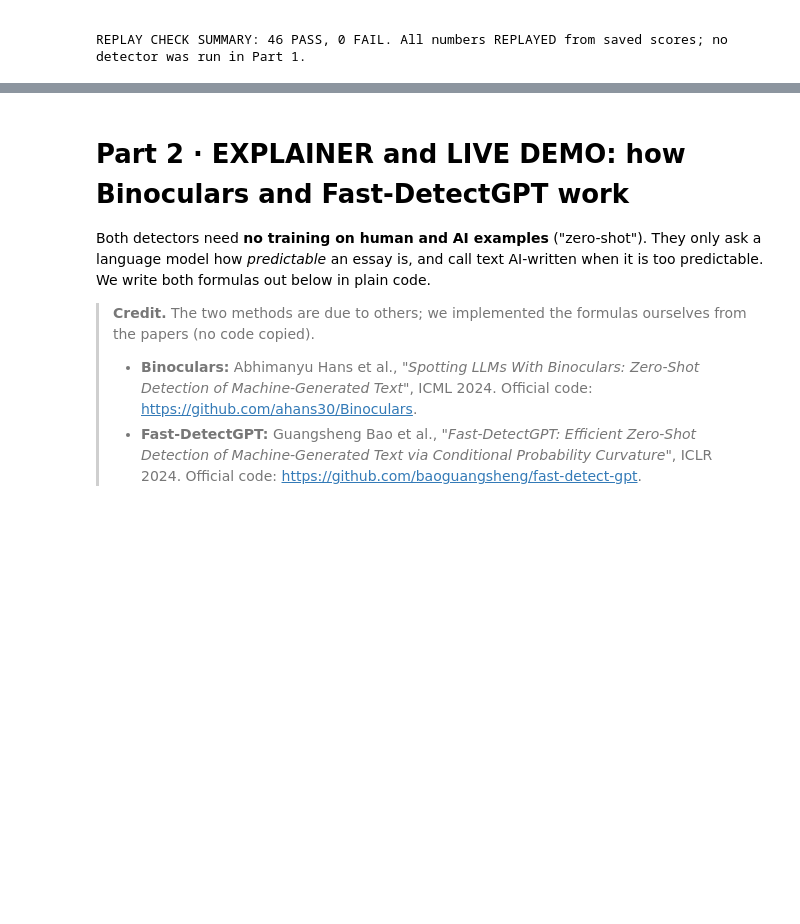
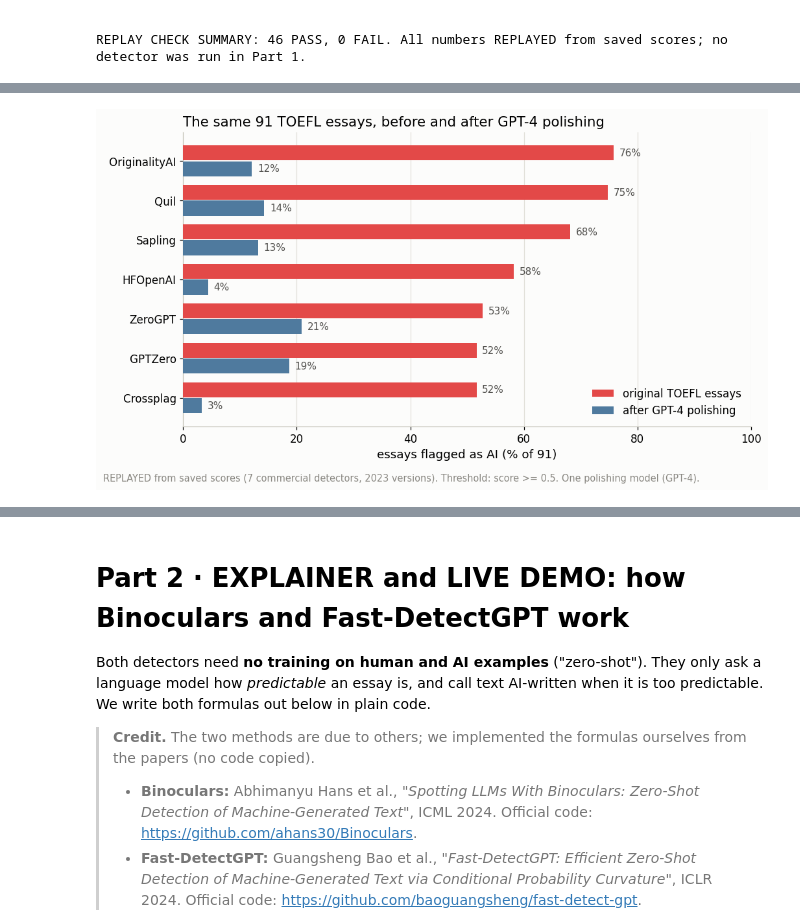
Before and after one commit to SheridanLu/detecting-the-detector, a Jupyter notebook: notebooks/01_audit_commercial_and_opensource.ipynb, the cells around one changed output, grey strips where cells are left out. Cells and saved outputs as stored; diff of their text form; code cells hidden in the pictures; blank space fills up the shorter version.

Commit message:
Add notebook 06 (LIME), GPT-4 polishing section in notebook 01, experiment-to-notebook table

```diff
--- a/notebooks/01_audit_commercial_and_opensource.ipynb
+++ b/notebooks/01_audit_commercial_and_opensource.ipynb
@@ -528,0 +704,18 @@ REPLAY CHECK SUMMARY: 46 PASS, 0 FAIL. All numbers REPLAYED from saved scores; n
+# %%
+# --- Figure 5: share flagged before / after polishing, per detector ---
+P.setup()
+C_AFTER = "#4f7a9e"                                               # blue-grey = after polishing
+order7 = list(pol.sort_values("flagged_before", ascending=True).index)
+fig, ax = plt.subplots(figsize=(9.5, 5.2))
+for k, d in enumerate(order7):
+    ax.barh(k + 0.2, pol.loc[d, "flagged_before"] * 100, height=0.38, color=P.C_TOEFL, zorder=3, label="original TOEFL essays" if k == 0 else None)
+    ax.barh(k - 0.2, pol.loc[d, "flagged_after"] * 100, height=0.38, color=C_AFTER, zorder=3, label="after GPT-4 polishing" if k == 0 else None)
+    ax.text(pol.loc[d, "flagged_before"] * 100 + 1, k + 0.2, f"{pol.loc[d, 'flagged_before'] * 100:.0f}%", va="center", fontsize=10, color=P.INK2)
+    ax.text(pol.loc[d, "flagged_after"] * 100 + 1, k - 0.2, f"{pol.loc[d, 'flagged_after'] * 100:.0f}%", va="center", fontsize=10, color=P.INK2)
+ax.set_yticks(range(len(order7))); ax.set_yticklabels(order7); ax.set_xlim(0, 100)
+ax.xaxis.grid(True, color=P.GRID); ax.set_axisbelow(True); ax.set_xlabel("essays flagged as AI (% of 91)")
+ax.legend(frameon=False, loc="lower right"); ax.set_title("The same 91 TOEFL essays, before and after GPT-4 polishing", loc="left")
+fig.text(0.01, -0.02, "REPLAYED from saved scores (7 commercial detectors, 2023 versions). Threshold: score >= 0.5. One polishing model (GPT-4).", fontsize=9.5, color=P.MUTED)
+fig.tight_layout(); fig.savefig(FIG_DIR / "nb01_fig5_polish_flag_rates.png", bbox_inches="tight"); plt.show()
+# %% [output]
+[figure, added]
```
Also changed, not shown: parts of 8 cells of this notebook, 7 other files.
